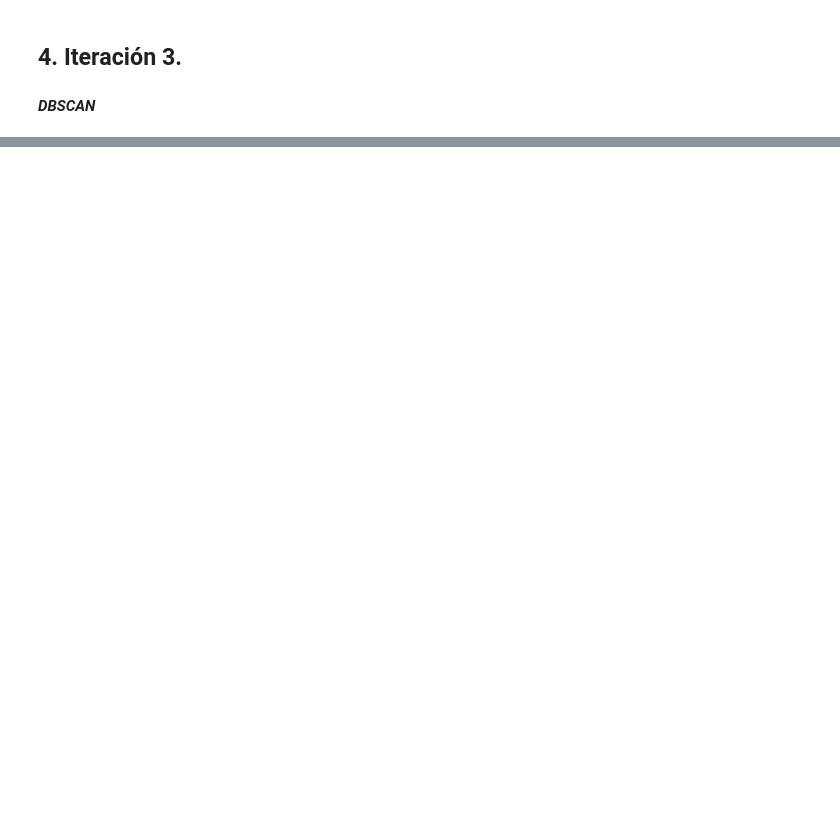
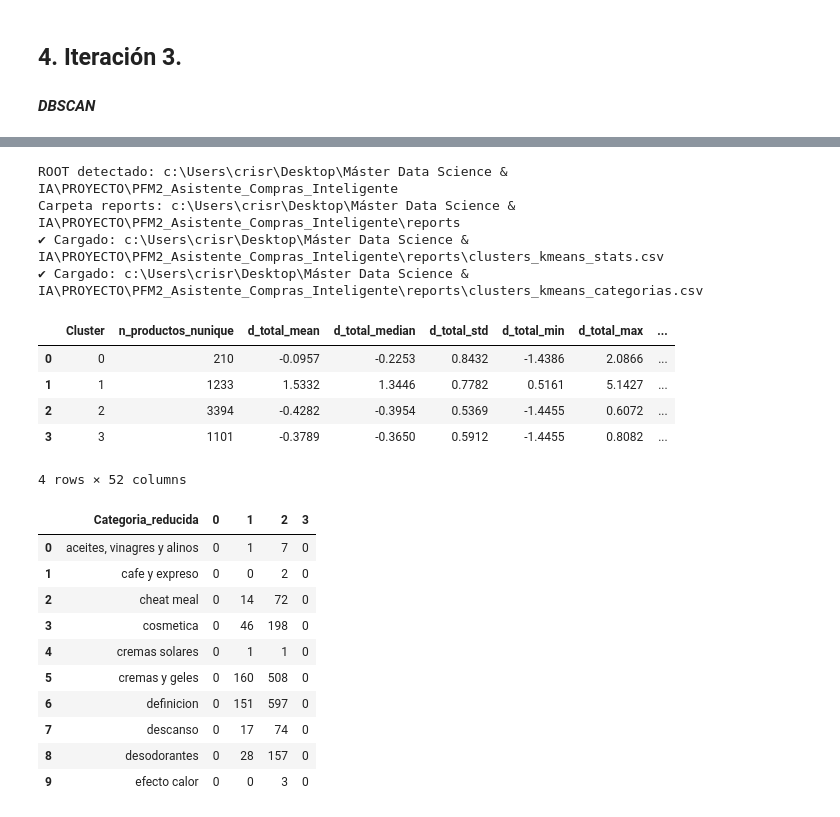
Before and after one commit to CrisRodFer/PFM2_Asistente_Compras_Inteligente, a Jupyter notebook: notebooks/PFM2_Fase3_pruebas_clustering.ipynb, the cells around one changed output, grey strips where cells are left out. Saved outputs shown, nothing was run; the diff lists cells and outputs as text; code cells hidden in the pictures; blank space fills up the shorter version.

```diff
--- a/notebooks/PFM2_Fase3_pruebas_clustering.ipynb
+++ b/notebooks/PFM2_Fase3_pruebas_clustering.ipynb
@@ -654,0 +1832,71 @@ if __name__ == "__main__":
+# %%
+# === Análisis K-Means: carga de resultados ===
+from pathlib import Path
+import pandas as pd
+
+def find_project_root(start: Path = Path.cwd(),
+                      must_have=("reports", "data")) -> Path:
+    """
+    Sube hasta 6 niveles buscando una carpeta que contenga
+    las subcarpetas indicadas en must_have (p.ej. 'reports' y 'data').
+    Devuelve el primer path que cumpla o el start si no encuentra.
+    """
+    p = start
+    for _ in range(6):
+        if all((p / m).exists() for m in must_have):
+            return p
+        p = p.parent
+    return start  # fallback (pero lo normal es que lo encuentre)
+
+ROOT = find_project_root()
+REPORTS = ROOT / "reports"
+print(f"ROOT detectado: {ROOT}")
+print(f"Carpeta reports: {REPORTS}")
+
+# --- Rutas de entrada ---
+path_stats = REPORTS / "clusters_kmeans_stats.csv"
+path_cats  = REPORTS / "clusters_kmeans_categorias.csv"  # puede no existir
+
+# Si no encuentra, muestra hint y lanza assert claro
+if not path_stats.exists():
+    print("⚠ No existe el CSV esperado.")
+    print("   Esperado:", path_stats)
+    print("   Si tu estructura es distinta, fija ROOT manualmente, por ejemplo:")
+    print(r"   ROOT = Path(r'C:\Users\crisr\Desktop\Máster Data Science & IA\PROYECTO\PFM2_Asistente_Compras_Inteligente')")
+assert path_stats.exists(), f"No existe {path_stats}"
+
+print("✔ Cargado:", path_stats)
+df_stats = pd.read_csv(path_stats)
+
+if path_cats.exists():
+    print("✔ Cargado:", path_cats)
+    df_cats = pd.read_csv(path_cats)
+else:
+    print("⚠ No existe distribución por categorías (se omitirá esa parte).")
+    df_cats = None
+
+display(df_stats.head(10))
+if df_cats is not None:
+    display(df_cats.head(10))
+# %% [output]
+ROOT detectado: c:\Users\crisr\Desktop\Máster Data Science & IA\PROYECTO\PFM2_Asistente_Compras_Inteligente
+Carpeta reports: c:\Users\crisr\Desktop\Máster Data Science & IA\PROYECTO\PFM2_Asistente_Compras_Inteligente\reports
+✔ Cargado: c:\Users\crisr\Desktop\Máster Data Science & IA\PROYECTO\PFM2_Asistente_Compras_Inteligente\reports\clusters_kmeans_stats.csv
+✔ Cargado: c:\Users\crisr\Desktop\Máster Data Science & IA\PROYECTO\PFM2_Asistente_Compras_Inteligente\reports\clusters_kmeans_categorias.csv
+|  | Cluster | n_productos_nunique | d_total_mean | d_total_median | d_total_std | d_total_min | d_total_max | ... |
+| 0 | 0 | 210 | -0.0957 | -0.2253 | 0.8432 | -1.4386 | 2.0866 | ... |
+| 1 | 1 | 1233 | 1.5332 | 1.3446 | 0.7782 | 0.5161 | 5.1427 | ... |
+| 2 | 2 | 3394 | -0.4282 | -0.3954 | 0.5369 | -1.4455 | 0.6072 | ... |
+| 3 | 3 | 1101 | -0.3789 | -0.3650 | 0.5912 | -1.4455 | 0.8082 | ... |
+4 rows × 52 columns
+|  | Categoria_reducida | 0 | 1 | 2 | 3 |
+| 0 | aceites, vinagres y alinos | 0 | 1 | 7 | 0 |
+| 1 | cafe y expreso | 0 | 0 | 2 | 0 |
+| 2 | cheat meal | 0 | 14 | 72 | 0 |
+| 3 | cosmetica | 0 | 46 | 198 | 0 |
+| 4 | cremas solares | 0 | 1 | 1 | 0 |
+| 5 | cremas y geles | 0 | 160 | 508 | 0 |
+| 6 | definicion | 0 | 151 | 597 | 0 |
+| 7 | descanso | 0 | 17 | 74 | 0 |
+| 8 | desodorantes | 0 | 28 | 157 | 0 |
+| 9 | efecto calor | 0 | 0 | 3 | 0 |
```
Also changed, not shown: parts of 34 cells of this notebook, 6 other files.
